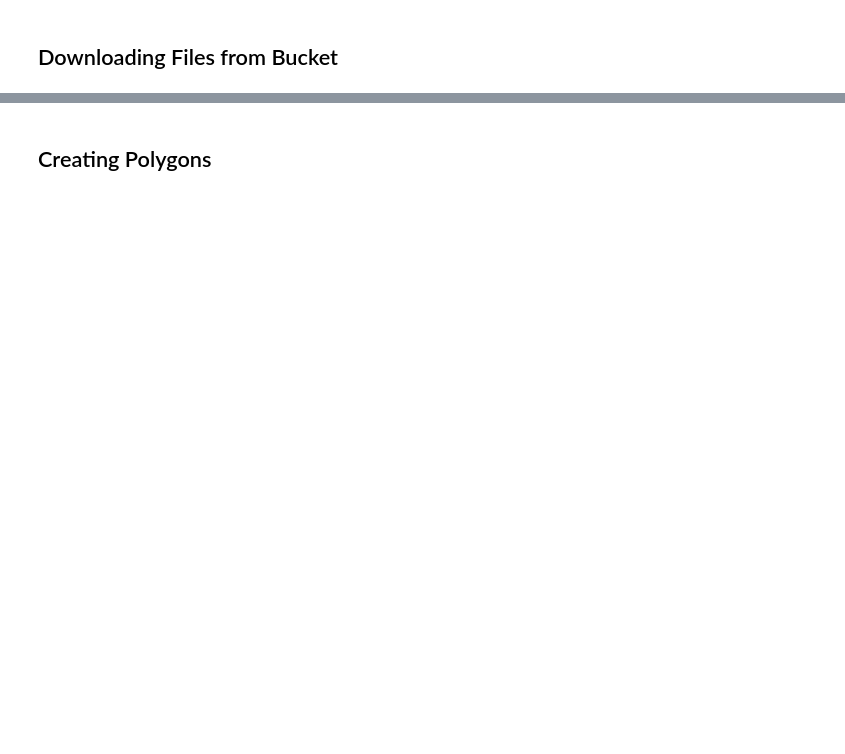
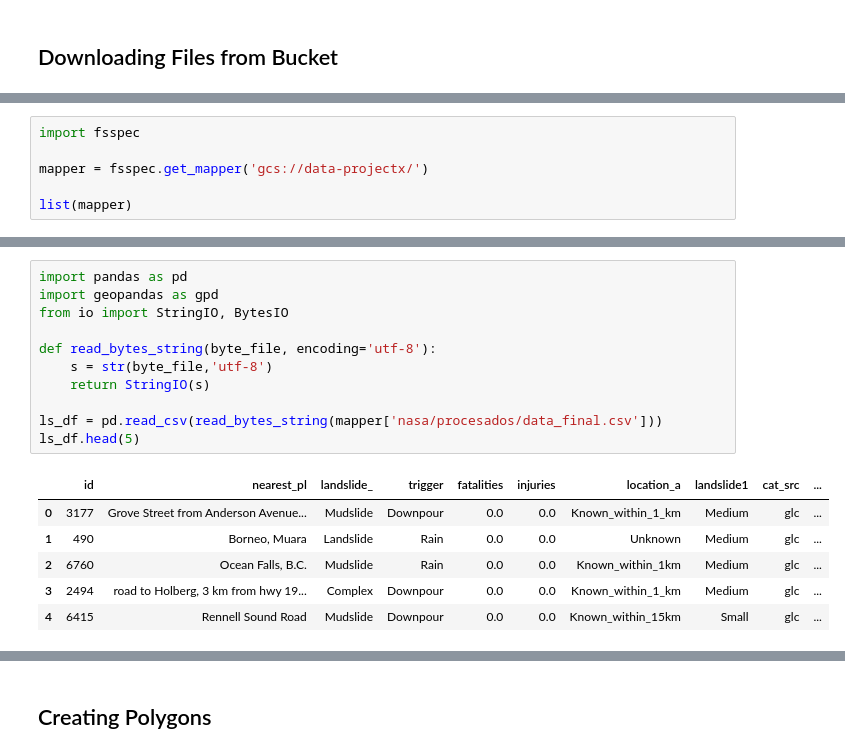
Before and after one commit to Competencia-de-Climate-Change/Landslide_EarlyDetection, a Jupyter notebook: notebooks/Landslide_NASA.ipynb, the cells around one changed output, grey strips where cells are left out. Cells and saved outputs as stored; diff of their text form; blank space fills up the shorter version.

```diff
--- a/notebooks/Landslide_NASA.ipynb
+++ b/notebooks/Landslide_NASA.ipynb
@@ -6,0 +6,6 @@ download_dict = {
+# %%
+import fsspec
+
+mapper = fsspec.get_mapper('gcs://data-projectx/')
+
+list(mapper)
@@ -6,0 +30,18 @@ download_dict = {
+# %%
+import pandas as pd
+import geopandas as gpd
+from io import StringIO, BytesIO
+
+def read_bytes_string(byte_file, encoding='utf-8'):
+    s = str(byte_file,'utf-8')
+    return StringIO(s)
+
+ls_df = pd.read_csv(read_bytes_string(mapper['nasa/procesados/data_final.csv']))
+ls_df.head(5)
+# %% [output]
+|  | id | nearest_pl | landslide_ | trigger | fatalities | injuries | location_a | landslide1 | cat_src | ... |
+| 0 | 3177 | Grove Street from Anderson Avenue... | Mudslide | Downpour | 0.0 | 0.0 | Known_within_1_km | Medium | glc | ... |
+| 1 | 490 | Borneo, Muara | Landslide | Rain | 0.0 | 0.0 | Unknown | Medium | glc | ... |
+| 2 | 6760 | Ocean Falls, B.C. | Mudslide | Rain | 0.0 | 0.0 | Known_within_1km | Medium | glc | ... |
+| 3 | 2494 | road to Holberg, 3 km from hwy 19... | Complex | Downpour | 0.0 | 0.0 | Known_within_1_km | Medium | glc | ... |
+| 4 | 6415 | Rennell Sound Road | Mudslide | Downpour | 0.0 | 0.0 | Known_within_15km | Small | glc | ... |
```
Also changed, not shown: parts of 20 cells of this notebook, 1 other file.
